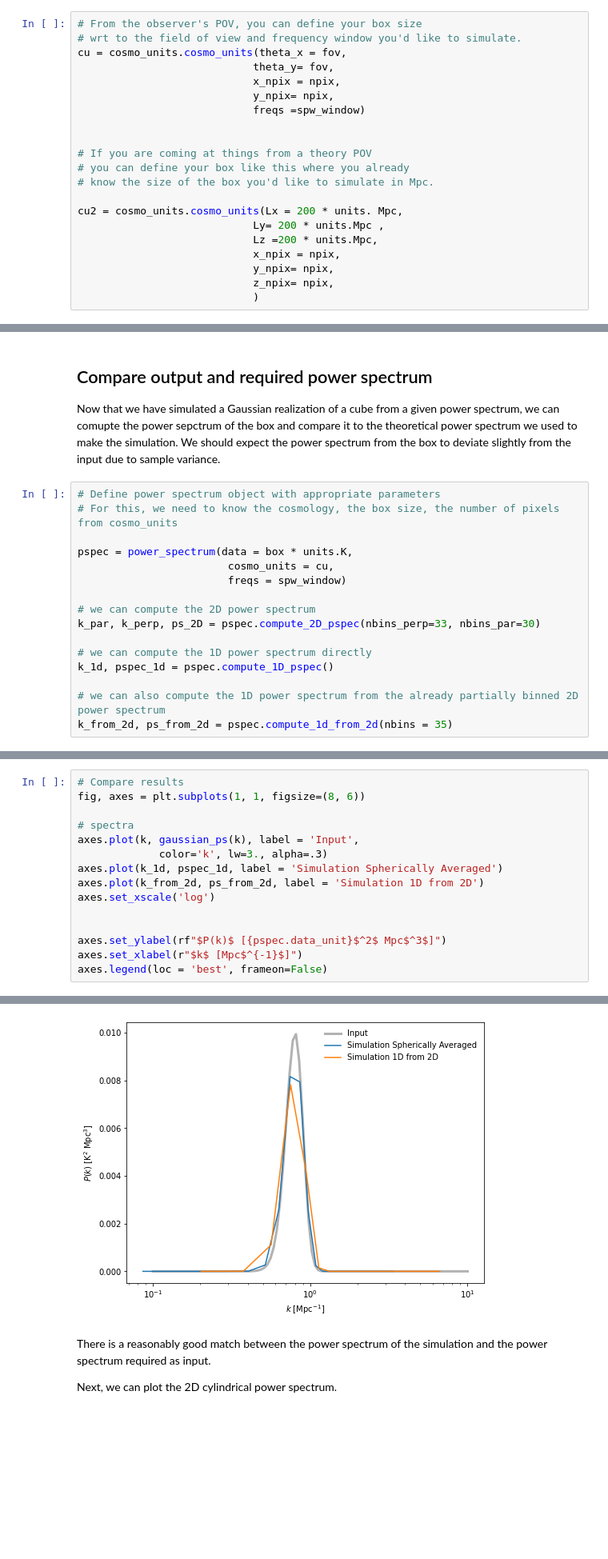
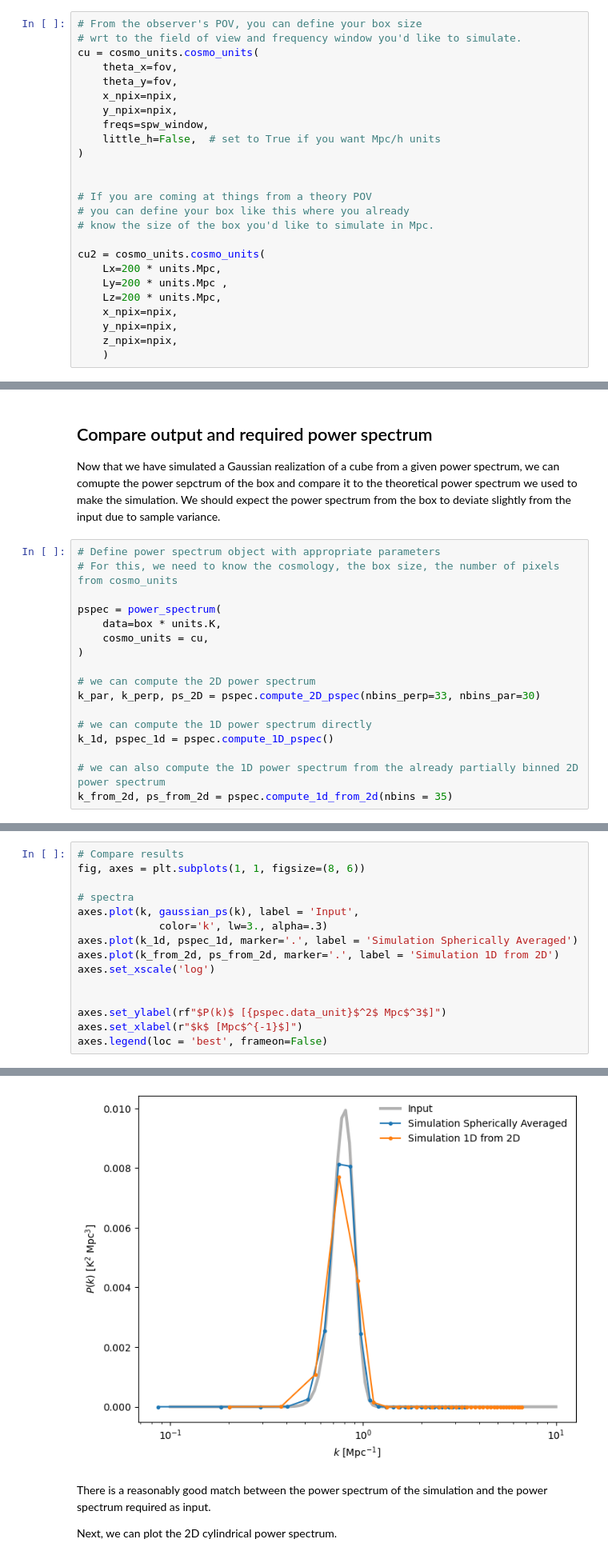
Before and after one commit to McGill-Cosmic-Dawn-Group/LIMstat, a Jupyter notebook: tutorials/tutorial_cosmo_signal.ipynb, the cells around one changed output, grey strips where cells are left out. Shown at 80% size. Cells and saved outputs as stored; diff of their text form; blank space fills up the shorter version.

Commit message:
Updated cosmo signal tutorial

```diff
--- a/tutorials/tutorial_cosmo_signal.ipynb
+++ b/tutorials/tutorial_cosmo_signal.ipynb
@@ -57,21 +56,25 @@ Now we'll define the `cosmo_units` which take these observing parameters and con
 # %%
 # From the observer's POV, you can define your box size
 # wrt to the field of view and frequency window you'd like to simulate.
-cu = cosmo_units.cosmo_units(theta_x = fov,
-                            theta_y= fov,
-                            x_npix = npix,
-                            y_npix= npix,
-                            freqs =spw_window)
+cu = cosmo_units.cosmo_units(
+    theta_x=fov,
+    theta_y=fov,
+    x_npix=npix,
+    y_npix=npix,
+    freqs=spw_window,
+    little_h=False,  # set to True if you want Mpc/h units
+)
 
 
 # If you are coming at things from a theory POV
 # you can define your box like this where you already
 # know the size of the box you'd like to simulate in Mpc.
 
-cu2 = cosmo_units.cosmo_units(Lx = 200 * units. Mpc,
-                            Ly= 200 * units.Mpc ,
-                            Lz =200 * units.Mpc,
-                            x_npix = npix,
-                            y_npix= npix,
-                            z_npix= npix,
-                            )
+cu2 = cosmo_units.cosmo_units(
+    Lx=200 * units.Mpc,
+    Ly=200 * units.Mpc ,
+    Lz=200 * units.Mpc,
+    x_npix=npix,
+    y_npix=npix,
+    z_npix=npix,
+    )
@@ -183,9 +193,10 @@ Now that we have simulated a Gaussian realization of a cube from a given power s
 # Define power spectrum object with appropriate parameters
 # For this, we need to know the cosmology, the box size, the number of pixels from cosmo_units
 
-pspec = power_spectrum(data = box * units.K,
-                        cosmo_units = cu,
-                        freqs = spw_window)
+pspec = power_spectrum(
+    data=box * units.K,
+    cosmo_units = cu,
+)
 
 # we can compute the 2D power spectrum
 k_par, k_perp, ps_2D = pspec.compute_2D_pspec(nbins_perp=33, nbins_par=30)
@@ -227,21 +209,21 @@ pspec_1d,gaussian_ps(k_1d)
 # %%
 # Compare results
 fig, axes = plt.subplots(1, 1, figsize=(8, 6))
 
 # spectra
 axes.plot(k, gaussian_ps(k), label = 'Input',
              color='k', lw=3., alpha=.3)
-axes.plot(k_1d, pspec_1d, label = 'Simulation Spherically Averaged')
-axes.plot(k_from_2d, ps_from_2d, label = 'Simulation 1D from 2D')
+axes.plot(k_1d, pspec_1d, marker='.', label = 'Simulation Spherically Averaged')
+axes.plot(k_from_2d, ps_from_2d, marker='.', label = 'Simulation 1D from 2D')
 axes.set_xscale('log')
 
 
 axes.set_ylabel(rf"$P(k)$ [{pspec.data_unit}$^2$ Mpc$^3$]")
 axes.set_xlabel(r"$k$ [Mpc$^{-1}$]")
 axes.legend(loc = 'best', frameon=False)
 # %% [output]
 <matplotlib.legend.Legend at 0x...>
-[figure, old version]
+[figure, new version]
 # %% [markdown]
 There is a reasonably good match between the power spectrum of the simulation and the power spectrum required as input.
 
```
Also changed, not shown: parts of 24 cells of this notebook.
